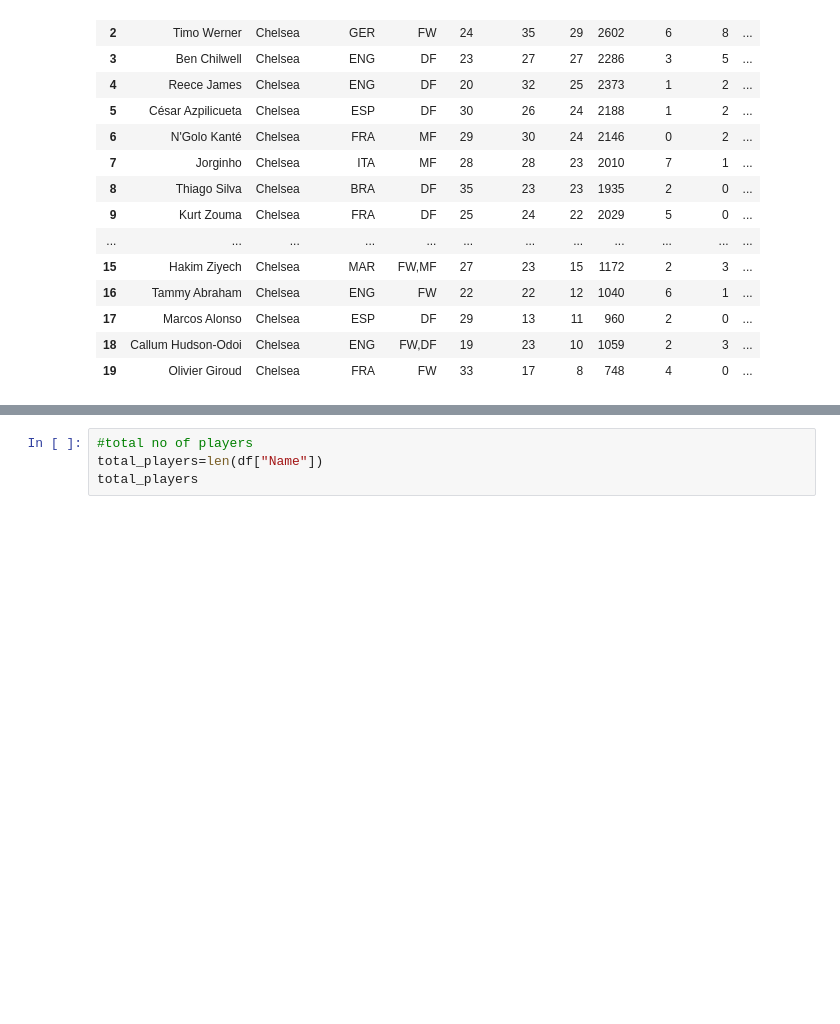
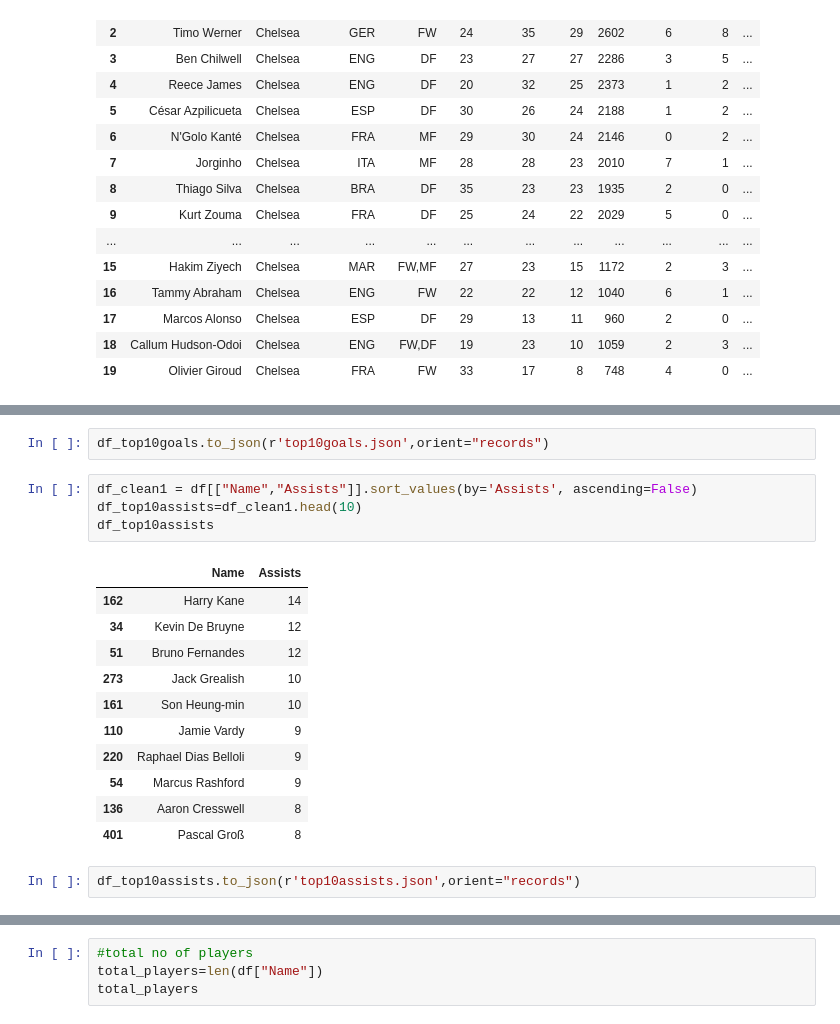
Before and after one commit to rashmirekha27/Home_runs_only, a Jupyter notebook: Python_df.ipynb, the cells around one changed output, grey strips where cells are left out. Drawn from its saved outputs; the diff is of its cells as text; blank space fills up the shorter version.

Commit message:
completed json

```diff
--- a/Python_df.ipynb
+++ b/Python_df.ipynb
@@ -23,0 +40,20 @@ df.head(20)
+# %%
+df_top10goals.to_json(r'top10goals.json',orient="records")
+# %%
+df_clean1 = df[["Name","Assists"]].sort_values(by='Assists', ascending=False)
+df_top10assists=df_clean1.head(10)
+df_top10assists
+# %% [output]
+|  | Name | Assists |
+| 162 | Harry Kane | 14 |
+| 34 | Kevin De Bruyne | 12 |
+| 51 | Bruno Fernandes | 12 |
+| 273 | Jack Grealish | 10 |
+| 161 | Son Heung-min | 10 |
+| 110 | Jamie Vardy | 9 |
+| 220 | Raphael Dias Belloli | 9 |
+| 54 | Marcus Rashford | 9 |
+| 136 | Aaron Cresswell | 8 |
+| 401 | Pascal Groß | 8 |
+# %%
+df_top10assists.to_json(r'top10assists.json',orient="records")
```
Also changed, not shown: parts of 5 cells of this notebook, 4 other files.
